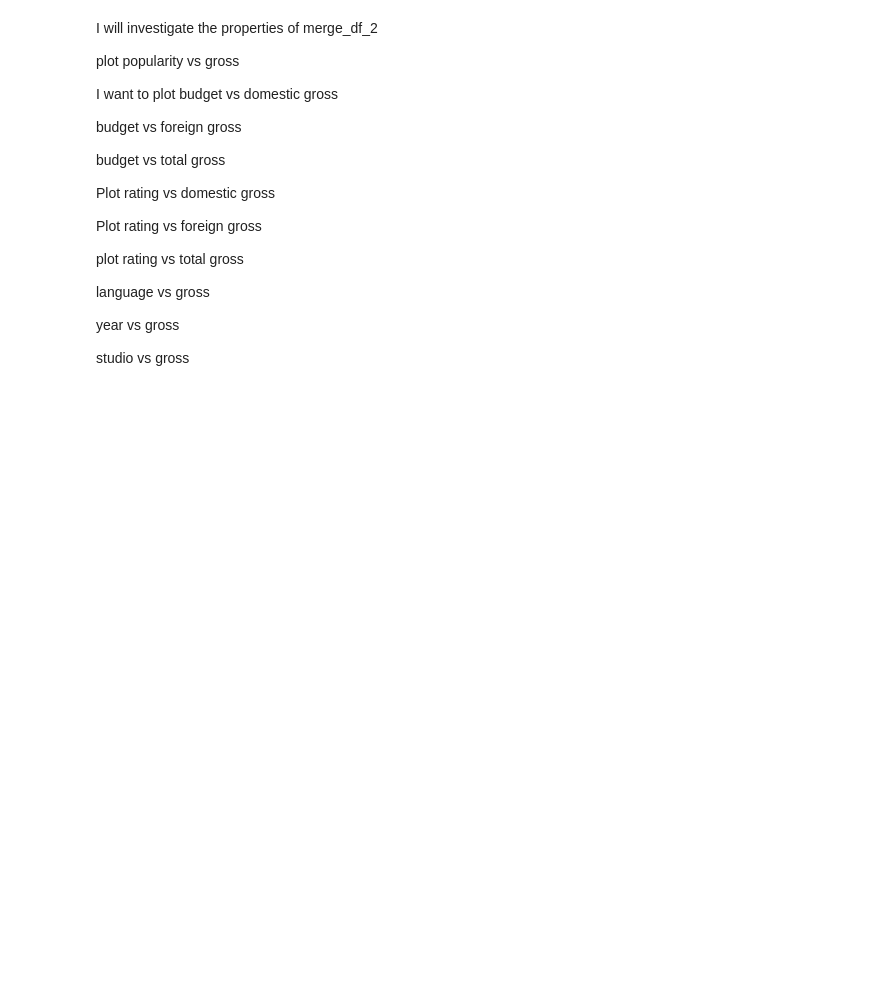
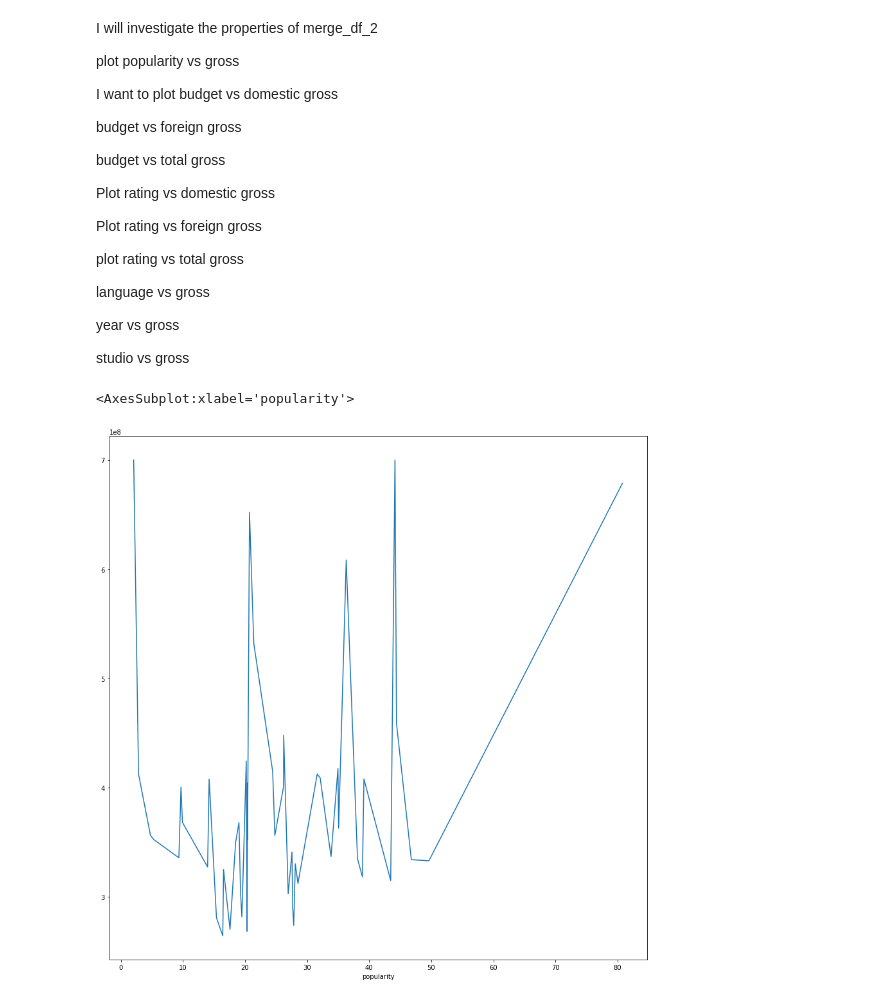
Before and after one commit to FrancisNdirangu/Phase-2-Project, a Jupyter notebook: merged_notebook.ipynb, the cells around one changed output. Drawn from its saved outputs; the diff is of its cells as text; code cells hidden in the pictures; blank space fills up the shorter version.

```diff
--- a/merged_notebook.ipynb
+++ b/merged_notebook.ipynb
@@ -621,3 +630,14 @@ language vs gross
 year vs gross
 
 studio vs gross
+# %%
+#plotting popularity vs gross
+fig,ax = plt.subplots(figsize=(15,15))
+pop_domGross = merge_df_2.groupby('popularity').mean().sort_values('domestic_gross_x',ascending=False)
+pop_domGross_top_50 = pop_domGross['domestic_gross_x'].head(50)
+# pop_domGross_top_100
+
+sns.lineplot(x=pop_domGross_top_50.index,y=pop_domGross_top_50.values)
+# %% [output]
+<AxesSubplot:xlabel='popularity'>
+[figure, added]
```
Also changed, not shown: parts of 6 cells of this notebook.
